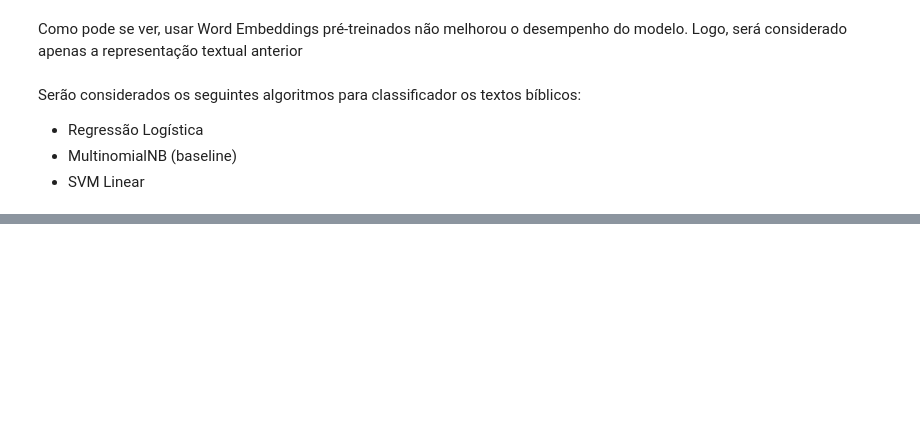
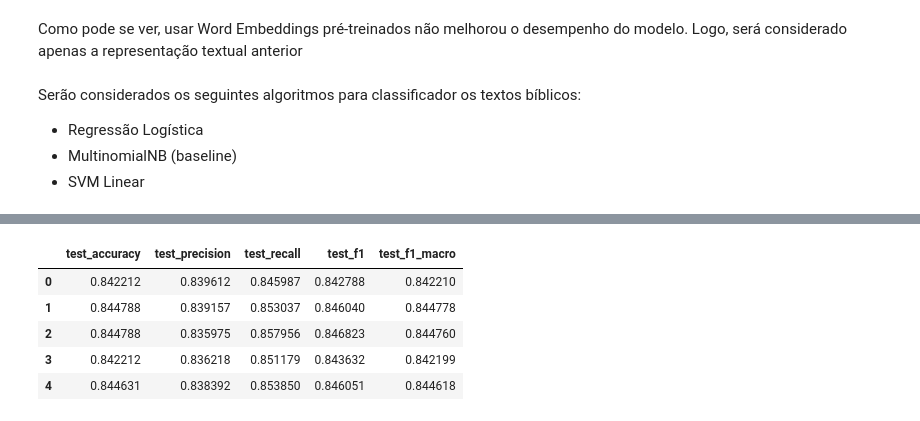
Before and after one commit to Marcos-Med/PLN, a Jupyter notebook: pln.ipynb, the cells around one changed output, grey strips where cells are left out. Cells and saved outputs as stored; diff of their text form; code cells hidden in the pictures; blank space fills up the shorter version.

```diff
--- a/pln.ipynb
+++ b/pln.ipynb
@@ -315,0 +344,21 @@ Serão considerados os seguintes algoritmos para classificador os textos bíblic
+# %%
+model_lr = LogisticRegression()
+results = cross_validate(
+    estimator=model_lr,
+    X= X_new,
+    y= y_number,
+    cv=5,
+    scoring=type_metrics,
+    return_train_score=False
+)
+# %%
+r_lr = pd.DataFrame(results)
+r_lr.drop(['fit_time', 'score_time'], axis=1, inplace=True)
+r_lr
+# %% [output]
+|  | test_accuracy | test_precision | test_recall | test_f1 | test_f1_macro |
+| 0 | 0.842212 | 0.839612 | 0.845987 | 0.842788 | 0.842210 |
+| 1 | 0.844788 | 0.839157 | 0.853037 | 0.846040 | 0.844778 |
+| 2 | 0.844788 | 0.835975 | 0.857956 | 0.846823 | 0.844760 |
+| 3 | 0.842212 | 0.836218 | 0.851179 | 0.843632 | 0.842199 |
+| 4 | 0.844631 | 0.838392 | 0.853850 | 0.846051 | 0.844618 |
```
Also changed, not shown: parts of 9 cells of this notebook.
